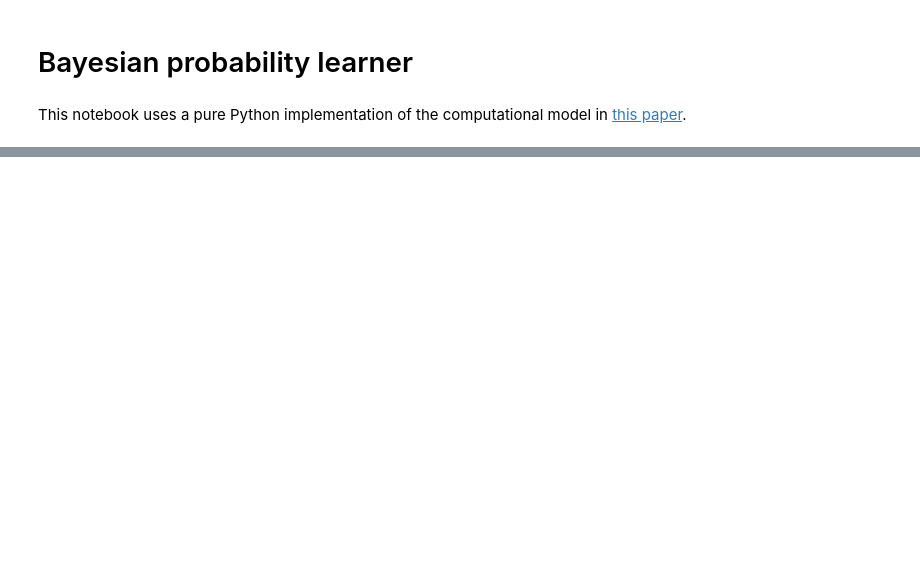
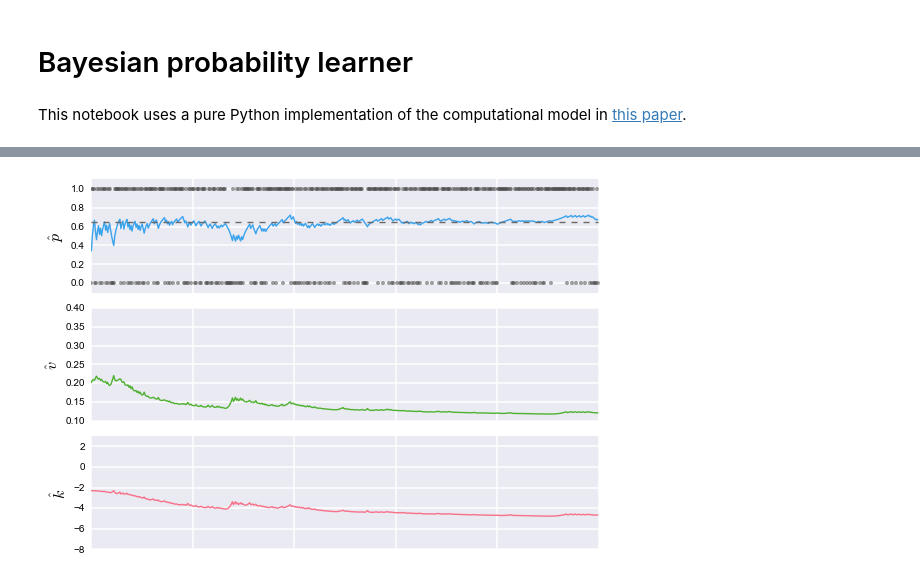
Before and after one commit to mwaskom/optlearner, a Jupyter notebook: Optimal_Learner.ipynb, the cells around one changed output, grey strips where cells are left out. Saved outputs shown, nothing was run; the diff lists cells and outputs as text; code cells hidden in the pictures; blank space fills up the shorter version.

```diff
--- a/Optimal_Learner.ipynb
+++ b/Optimal_Learner.ipynb
@@ -76,0 +66,10 @@ learner.reset()
+# %%
+static_p = np.ones(500) * .65
+static_y = stats.binom.rvs(1, static_p)
+# %%
+learner.reset()
+learner.fit(static_y)
+# %%
+learner.plot_history(ground_truth=static_p)
+# %% [output]
+[figure, added]
```
Also changed, not shown: parts of 42 cells of this notebook.
